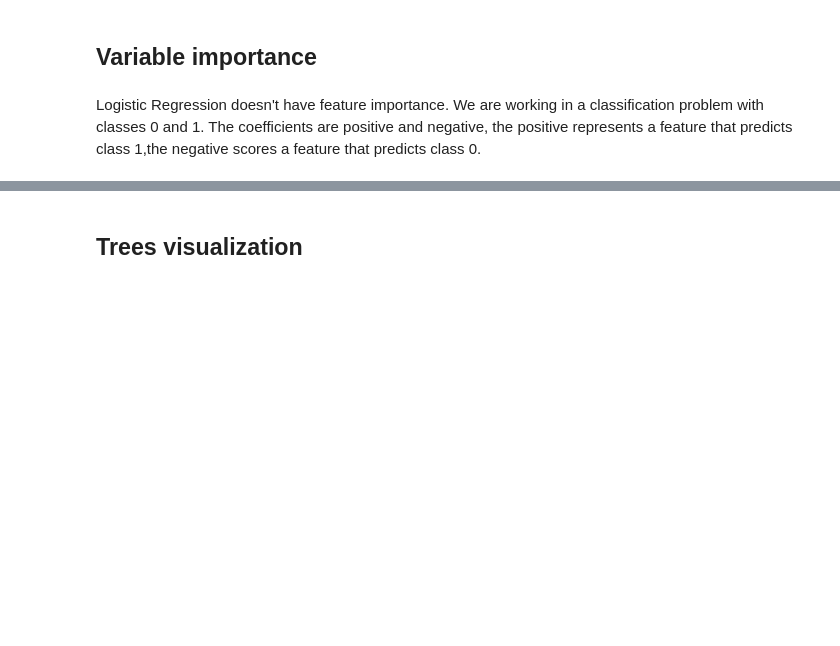
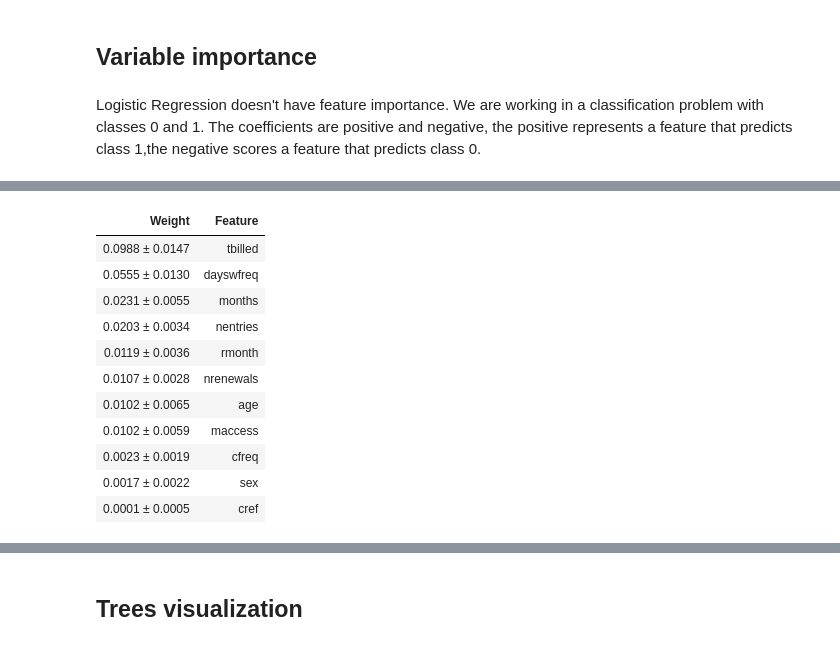
Before and after one commit to pesobreiro/dropoutPredFitness, a Jupyter notebook: 7.dropoutPrediction.ipynb, the cells around one changed output, grey strips where cells are left out. Drawn from its saved outputs; the diff is of its cells as text; code cells hidden in the pictures; blank space fills up the shorter version.

```diff
--- a/7.dropoutPrediction.ipynb
+++ b/7.dropoutPrediction.ipynb
@@ -944,11 +885,0 @@ execution time: 29.012834787368774
-# %%
-model_mlp = MLPClassifier(hidden_layer_sizes=12, solver='sgd', random_state=42)
-model_mlp.fit(X_train,y_train)
-y_pred_mlp = model_mlp.predict(X_test)
-print(metrics.classification_report(y_test,y_pred_mlp))
-print(metrics.confusion_matrix(y_test,y_pred_mlp))
-print("Features sorted by their score:")
-#print(sorted(zip(map(lambda x: float("{0:.2f}".format(round(x, 4))), model_mlp.feature_importances_), X_train.columns),reverse=True))
-matrix_MLP=metrics.confusion_matrix(y_test, y_pred_mlp)
-print('AUCROC:',metrics.roc_auc_score(y_test, y_pred_mlp))
-print('AUC_ROC_CI',roc_auc_ci(y_test,y_pred_mlp))
@@ -1027,3 +979,22 @@ plt.xlabel('Features');
 # %%
 plt.savefig(quality = 95, dpi = 'figure',fname = 'figure1.png')
 plt.close()
+# %%
+import eli5
+from eli5.sklearn import PermutationImportance
+
+perm = PermutationImportance(model_mlp).fit(X_test, y_test)
+eli5.show_weights(perm,feature_names=list(X.columns))
+# %% [output]
+| Weight | Feature |
+| 0.0988 ± 0.0147 | tbilled |
+| 0.0555 ± 0.0130 | dayswfreq |
+| 0.0231 ± 0.0055 | months |
+| 0.0203 ± 0.0034 | nentries |
+| 0.0119 ± 0.0036 | rmonth |
+| 0.0107 ± 0.0028 | nrenewals |
+| 0.0102 ± 0.0065 | age |
+| 0.0102 ± 0.0059 | maccess |
+| 0.0023 ± 0.0019 | cfreq |
+| 0.0017 ± 0.0022 | sex |
+| 0.0001 ± 0.0005 | cref |
```
Also changed, not shown: parts of 30 cells of this notebook.
